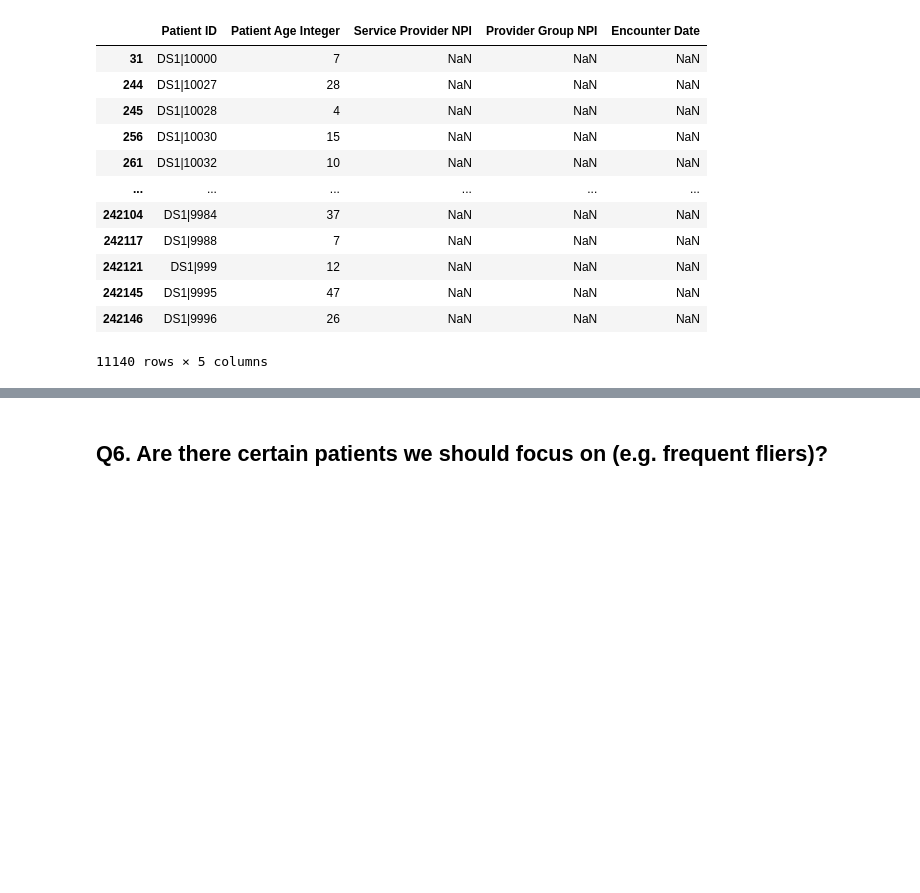
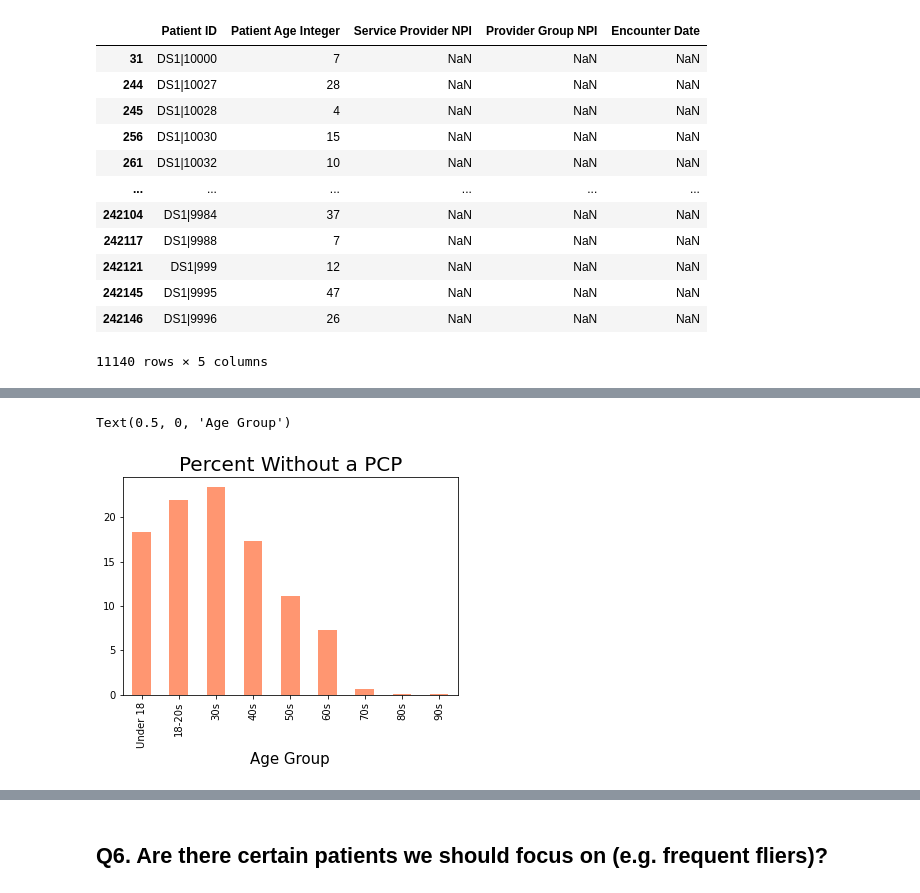
Before and after one commit to rghertel/hospital-readmission-not-koalas, a Jupyter notebook: URSA_hospital_readmission.ipynb, the cells around one changed output, grey strips where cells are left out. Cells and saved outputs as stored; diff of their text form; code cells hidden in the pictures; blank space fills up the shorter version.

Commit message:
working on chart

```diff
--- a/URSA_hospital_readmission.ipynb
+++ b/URSA_hospital_readmission.ipynb
@@ -673,3 +685,10 @@ Text(0.5, 1.0, 'Percent Without a PCP')
+# %%
+ax = pct_nopcp.plot.bar(x='Age Group', y='Count',color='#ff9671')
+plt.title("Percent Without a PCP",color='black',fontsize=20)
+plt.xlabel('Age Group',fontsize=15)
+# %% [output]
+Text(0.5, 0, 'Age Group')
+[figure, added]
 # %%
 # percent of patients that do not have a PCP  =18%
 noPCP=(x.count())/(dist_mem.count()) * 100
```
Also changed, not shown: parts of 79 cells of this notebook.
